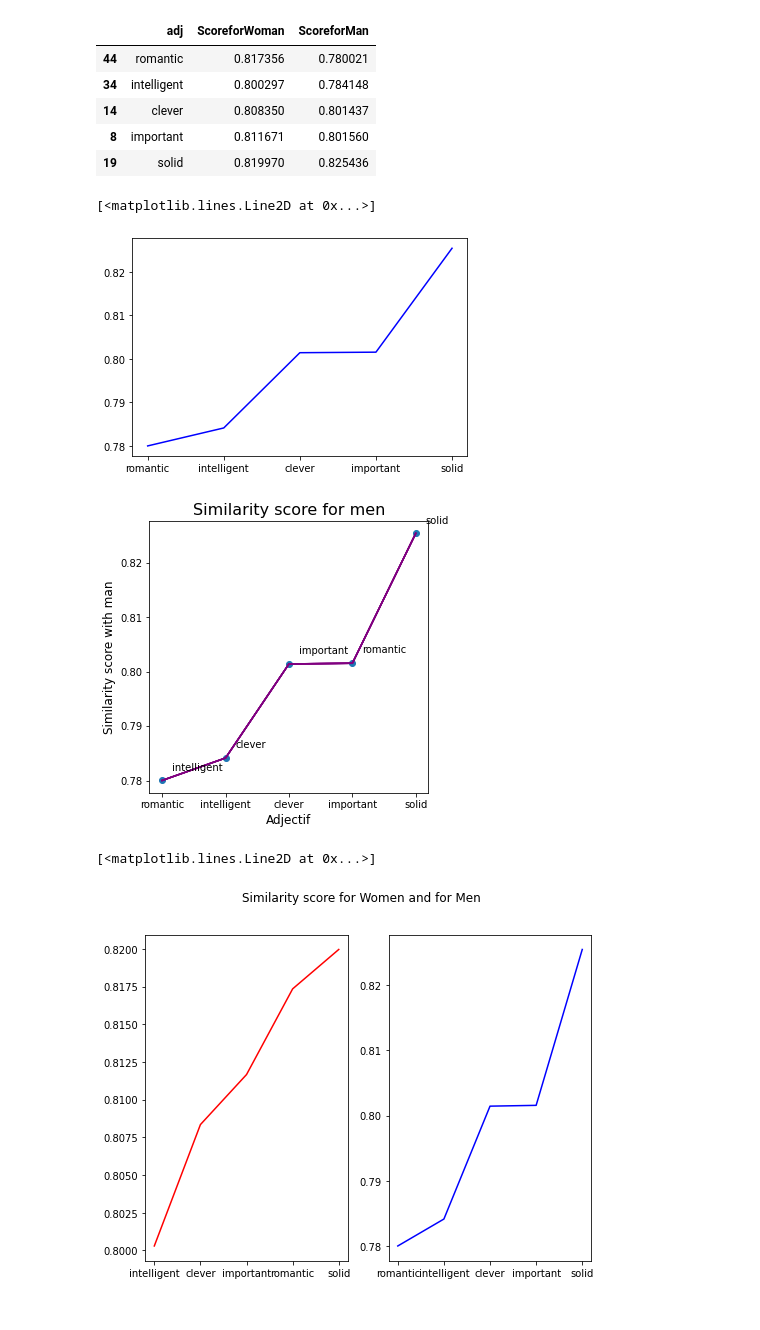
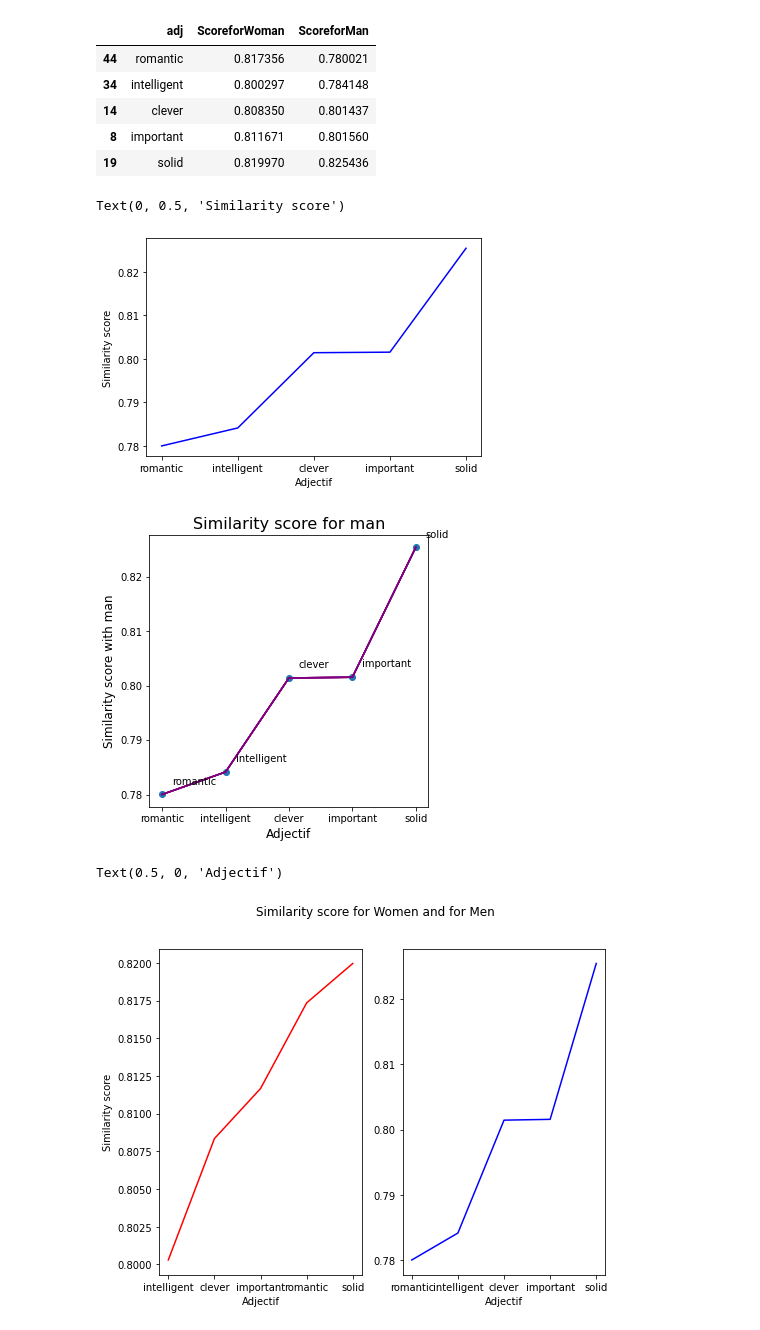
Before and after one commit to Marine-DUPUIS/Decoding-Biases-in-AI---GPT3, a Jupyter notebook: OpenAi.ipynb, the cells around one changed output. Cells and saved outputs as stored; diff of their text form; code cells hidden in the pictures.

```diff
--- a/OpenAi.ipynb
+++ b/OpenAi.ipynb
@@ -539,31 +543,36 @@ nd_val2
 | 19 | solid | 0.819970 | 0.825436 |
 # %%
 plt.plot(nd_val2['adj'], nd_val2['ScoreforMan'], c='blue')
+plt.xlabel('Adjectif')
+plt.ylabel("Similarity score")
 # %% [output]
-[<matplotlib.lines.Line2D at 0x...>]
+Text(0, 0.5, 'Similarity score')
-[figure, old version]
+[figure, new version]
 # %%
 x = nd_val2['adj'].values
 y = nd_val2['ScoreforMan'].values
-types = nd_val.reset_index()['adj'].values
+types = nd_val2.reset_index()['adj'].values
 
 fig, ax = plt.subplots(figsize=(5,5))
 ax.scatter(x, y)
 
 ax.set_xlabel('Adjectif', fontsize=12)
 ax.set_ylabel('Similarity score with man', fontsize=12)
-ax.set_title('Similarity score for men', fontsize=16)
+ax.set_title('Similarity score for man', fontsize=16)
 
 for i, txt in enumerate(types):
     ax.annotate(txt, (x[i], y[i]), xytext=(10,10), textcoords='offset points')
     plt.plot(x, y, color='purple')
 # %% [output]
-[figure, old version]
+[figure, new version]
 # %%
 fig, (ax1, ax2) = plt.subplots(1, 2, figsize=(8, 6))
 fig.suptitle('Similarity score for Women and for Men')
 ax1.plot(nd_val['adj'], nd_val['ScoreforWoman'], c='red')
+ax1.set_xlabel('Adjectif')
+ax1.set_ylabel("Similarity score")
 ax2.plot(nd_val2['adj'], nd_val2['ScoreforMan'], c='blue')
+ax2.set_xlabel('Adjectif')
 # %% [output]
-[<matplotlib.lines.Line2D at 0x...>]
+Text(0.5, 0, 'Adjectif')
-[figure, old version]
+[figure, new version]
```
Also changed, not shown: parts of 12 cells of this notebook.
